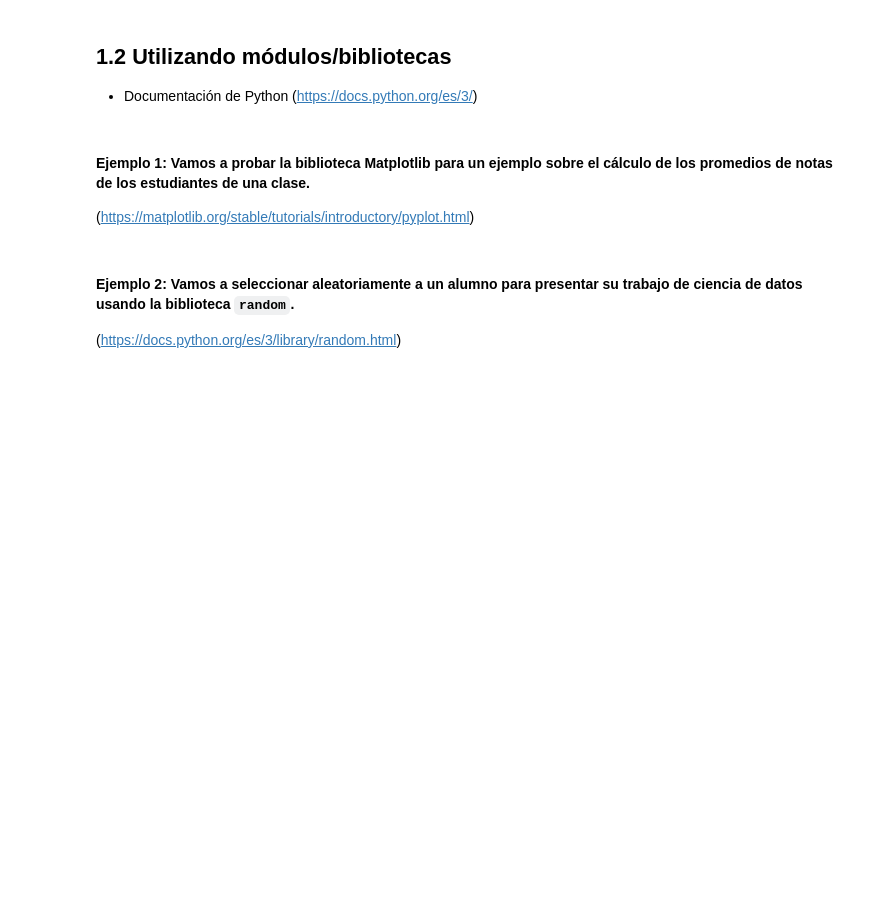
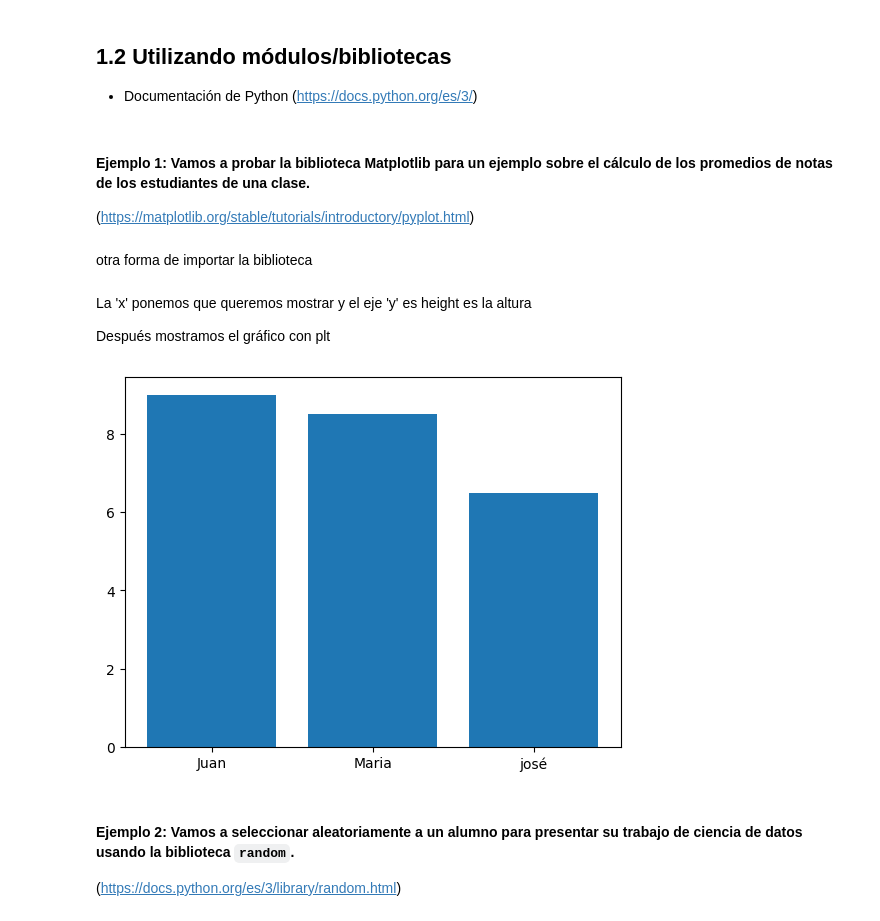
Before and after one commit to evs-11/Python_para_Data_Science, a Jupyter notebook: Python_para_Data_Science.ipynb, the cells around one changed output. Saved outputs shown, nothing was run; the diff lists cells and outputs as text; code cells hidden in the pictures; blank space fills up the shorter version.

```diff
--- a/Python_para_Data_Science.ipynb
+++ b/Python_para_Data_Science.ipynb
@@ -50,3 +64,5 @@ import matplotlib
 #### Ejemplo 1: Vamos a probar la biblioteca Matplotlib para un ejemplo sobre el cálculo de los promedios de notas de los estudiantes de una clase.
 
 (https://matplotlib.org/stable/tutorials/introductory/pyplot.html)
+# %% [markdown]
+   otra forma de importar la biblioteca
@@ -53,3 +71,15 @@ import matplotlib
+# %%
+estudiantes = ['Juan','Maria','josé']
+notas = [9,8.5,6.5]
+# %% [markdown]
+ La 'x' ponemos que queremos mostrar y el eje 'y' es height es la altura
+
+Después mostramos el gráfico con plt
+# %%
+plt.bar(x= estudiantes, height=notas)
+plt.show()
+# %% [output]
+[figure, added]
 # %% [markdown]
 #### Ejemplo 2: Vamos a seleccionar aleatoriamente a un alumno para presentar su trabajo de ciencia de datos usando la biblioteca `random`.
 
```
Also changed, not shown: parts of 10 cells of this notebook.
